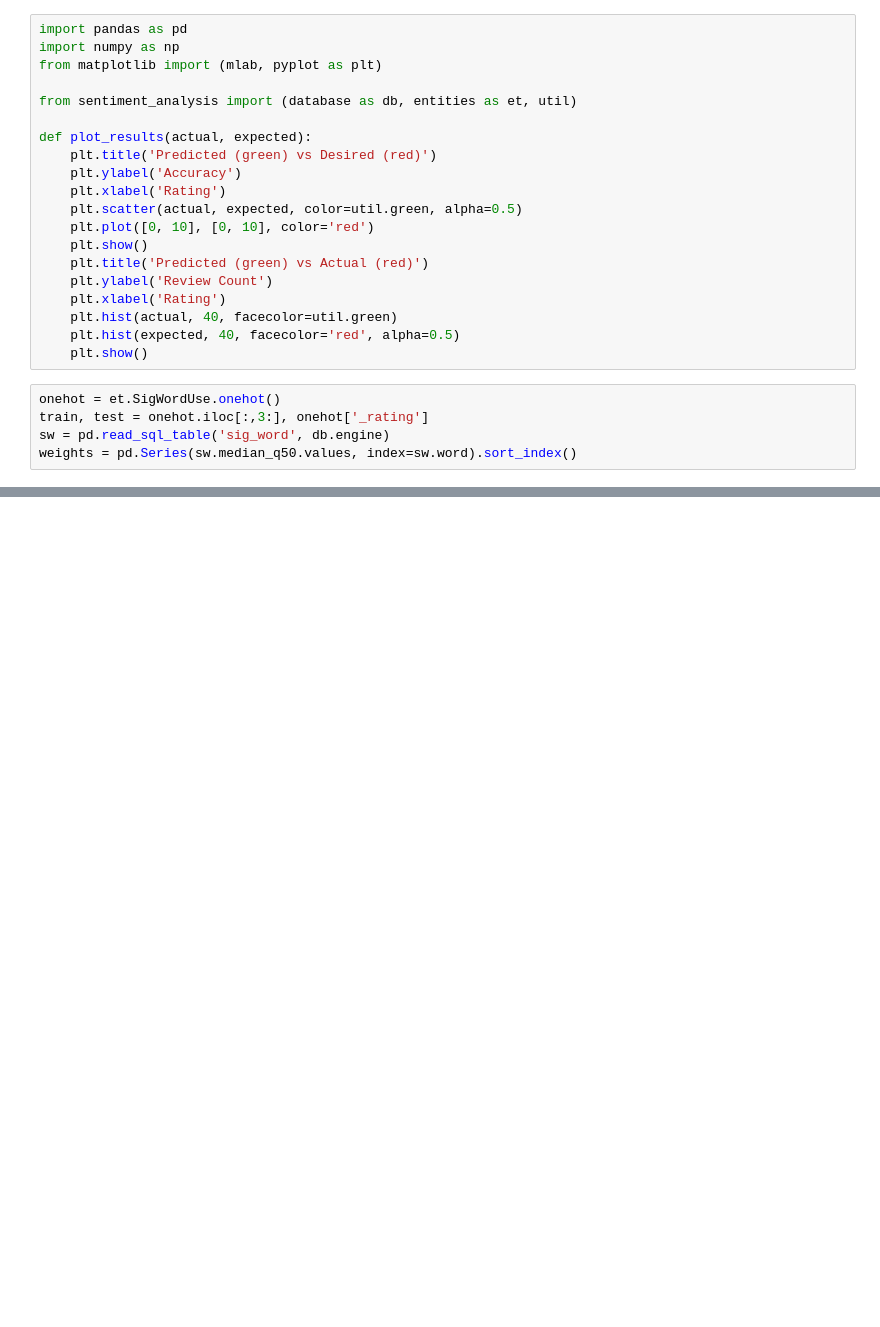
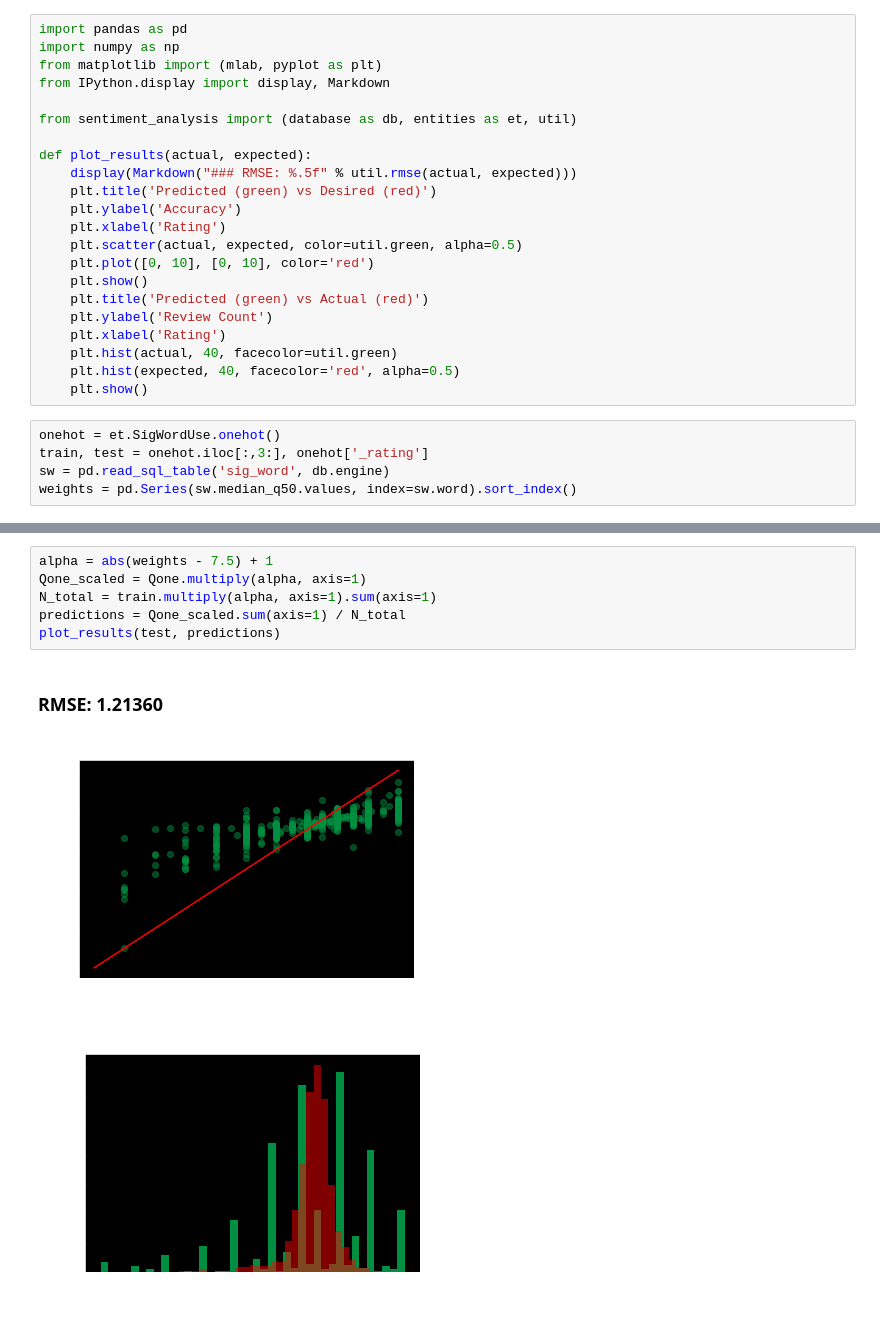
Before and after one commit to garrettseward/boardgame-sentiment, a Jupyter notebook: notebooks/model_crude.ipynb, the cells around one changed output, grey strips where cells are left out. Saved outputs shown, nothing was run; the diff lists cells and outputs as text; blank space fills up the shorter version.

```diff
--- a/notebooks/model_crude.ipynb
+++ b/notebooks/model_crude.ipynb
@@ -4,10 +4,12 @@
 import pandas as pd
 import numpy as np
 from matplotlib import (mlab, pyplot as plt)
+from IPython.display import display, Markdown
 
 from sentiment_analysis import (database as db, entities as et, util)
 
 def plot_results(actual, expected):
+    display(Markdown("### RMSE: %.5f" % util.rmse(actual, expected)))
     plt.title('Predicted (green) vs Desired (red)')
     plt.ylabel('Accuracy')
     plt.xlabel('Rating')
@@ -39,0 +44,10 @@ plot_results(test, predictions)
+# %%
+alpha = abs(weights - 7.5) + 1
+Qone_scaled = Qone.multiply(alpha, axis=1)
+N_total = train.multiply(alpha, axis=1).sum(axis=1)
+predictions = Qone_scaled.sum(axis=1) / N_total
+plot_results(test, predictions)
+# %% [output]
+### RMSE: 1.21360
+[figure, added]
+[figure, added]
```
Also changed, not shown: parts of 13 cells of this notebook.
